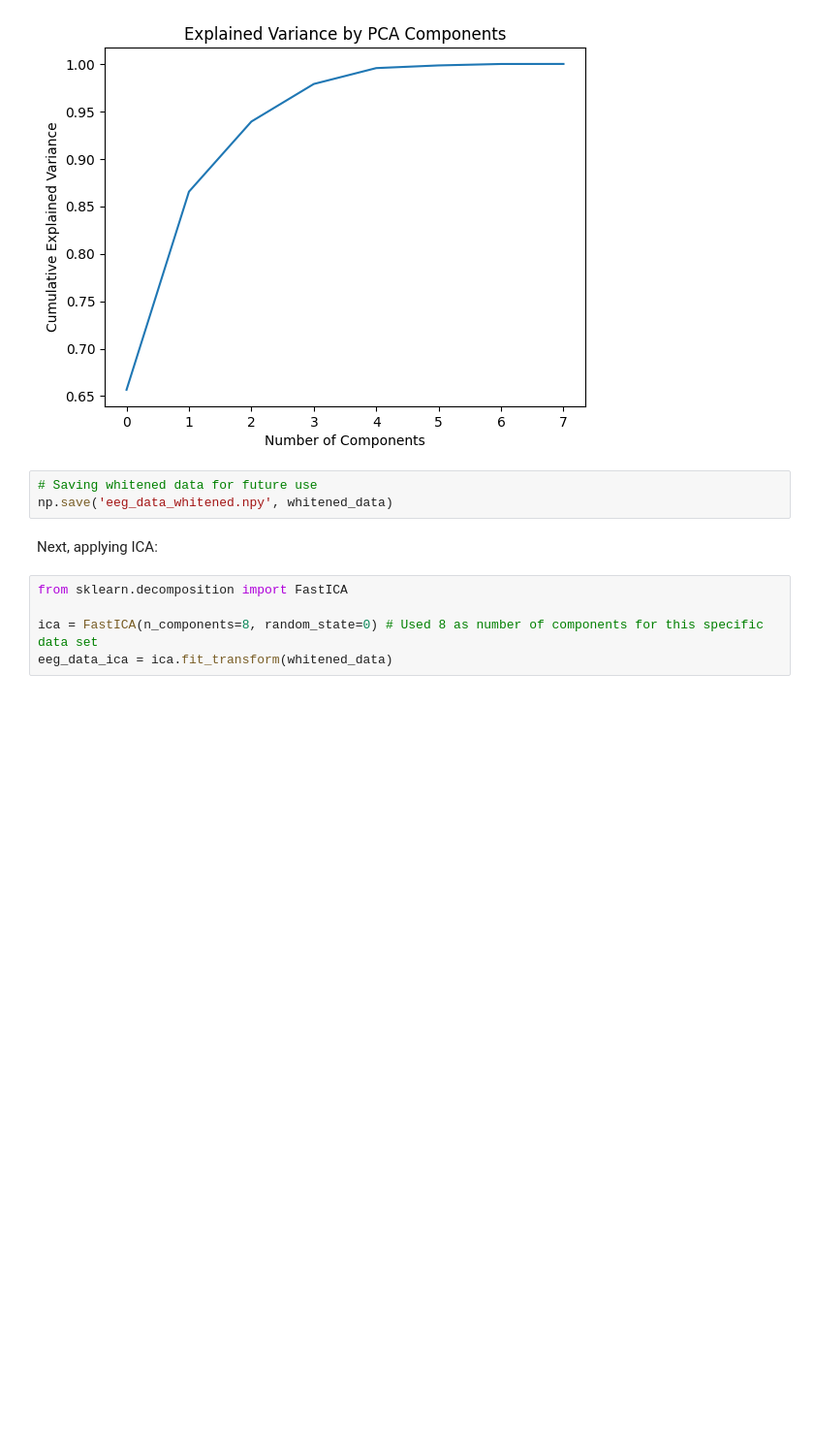
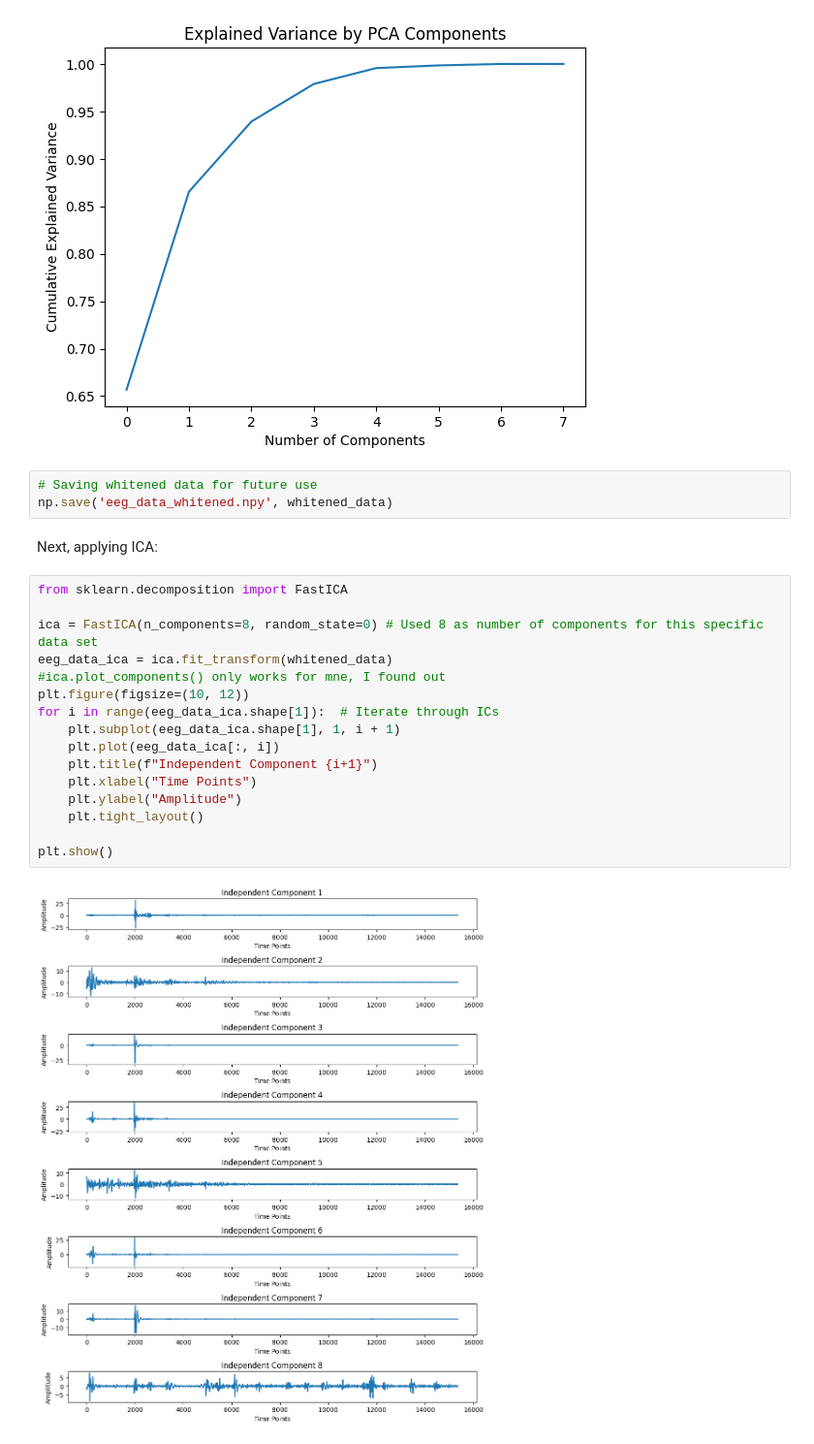
Before and after one commit to aeriab/ML_Workshop_CruX, a Jupyter notebook: BrendanA_MLWorkshop.ipynb, the cells around one changed output. Shown: that part at 97% size. Drawn from its saved outputs; the diff is of its cells as text; blank space fills up the shorter version.

```diff
--- a/BrendanA_MLWorkshop.ipynb
+++ b/BrendanA_MLWorkshop.ipynb
@@ -259,5 +259,18 @@ Next, applying ICA:
 # %%
 from sklearn.decomposition import FastICA
 
 ica = FastICA(n_components=8, random_state=0) # Used 8 as number of components for this specific data set
 eeg_data_ica = ica.fit_transform(whitened_data)
+#ica.plot_components() only works for mne, I found out
+plt.figure(figsize=(10, 12))
+for i in range(eeg_data_ica.shape[1]):  # Iterate through ICs
+    plt.subplot(eeg_data_ica.shape[1], 1, i + 1)
+    plt.plot(eeg_data_ica[:, i])
+    plt.title(f"Independent Component {i+1}")
+    plt.xlabel("Time Points")
+    plt.ylabel("Amplitude")
+    plt.tight_layout()
+
+plt.show()
+# %% [output]
+[figure, added]
```
Also changed, not shown: parts of 5 cells of this notebook, 2 other files.
